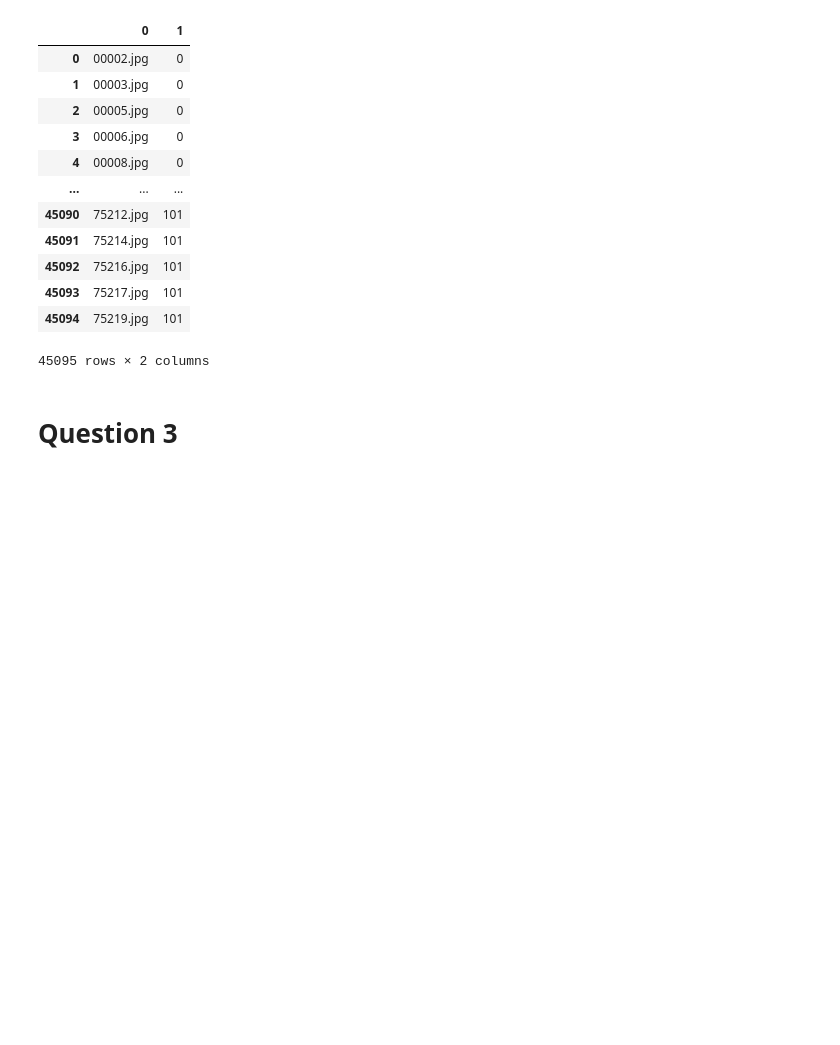
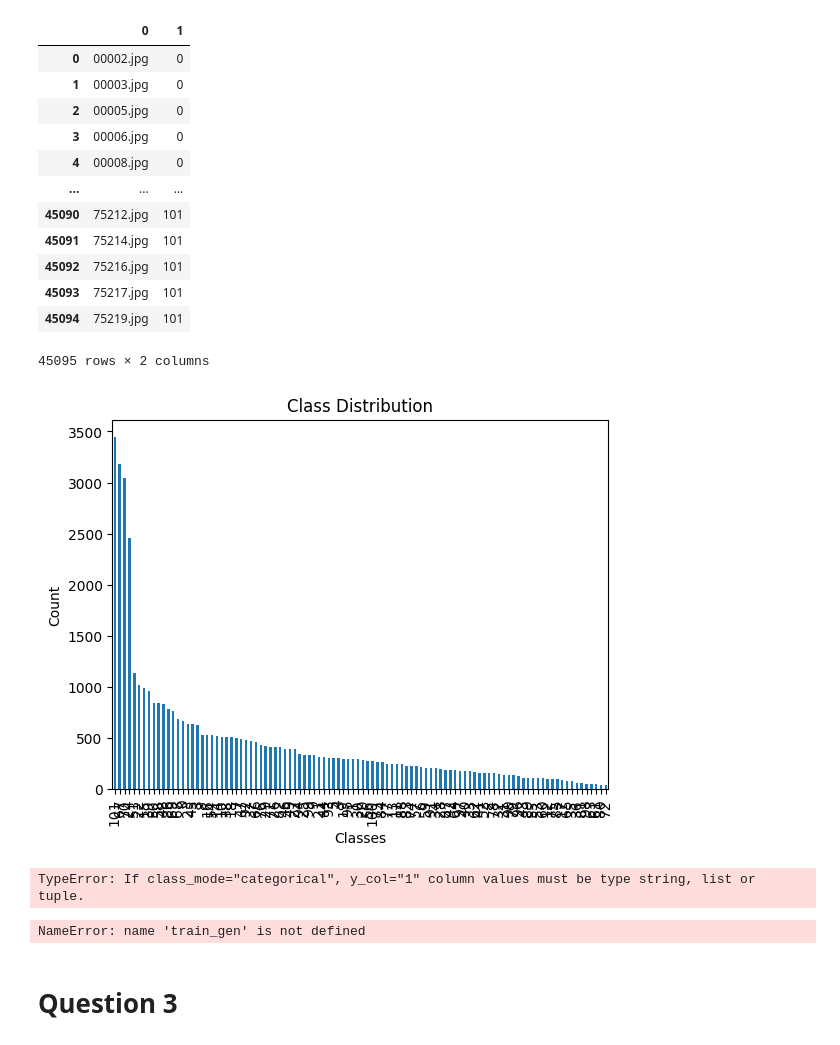
Before and after one commit to samswain2/MSiA-SQ, a Jupyter notebook: MSiA 432/01_homeworks/03_hw/03_hw.ipynb, the cells around one changed output. Cells and saved outputs as stored; diff of their text form; code cells hidden in the pictures; blank space fills up the shorter version.

```diff
--- a/MSiA 432/01_homeworks/03_hw/03_hw.ipynb
+++ b/MSiA 432/01_homeworks/03_hw/03_hw.ipynb
@@ -78,6 +78,80 @@ train_df
 | 45093 | 75217.jpg | 101 |
 | 45094 | 75219.jpg | 101 |
 45095 rows × 2 columns
+# %%
+# Plot class distribution
+train_df[1].value_counts().plot(kind='bar')
+plt.title('Class Distribution')
+plt.xlabel('Classes')
+plt.ylabel('Count')
+plt.show()
+# %% [output]
+[figure, added]
+# %%
+# Define image augmentation settings
+datagen = ImageDataGenerator(
+    rescale=1./255,
+    shear_range=0.2,
+    zoom_range=0.2,
+    horizontal_flip=True
+)
+
+# Create generators
+train_gen = datagen.flow_from_dataframe(
+    dataframe=train_df,
+    directory=os.path.join(ip_102_dir, 'train'),
+    x_col=0,
+    y_col=1,
+    target_size=(64, 64),
+    class_mode='categorical',
+    batch_size=32
+)
+
+val_gen = datagen.flow_from_dataframe(
+    dataframe=val_df,
+    directory=os.path.join(ip_102_dir, 'val'),
+    x_col=0,
+    y_col=1,
+    target_size=(64, 64),
+    class_mode='categorical',
+    batch_size=32
+)
+# %% [output]
+TypeError: If class_mode="categorical", y_col="1" column values must be type string, list or tuple.
+# %%
+# Define the CNN model
+model = Sequential()
+
+model.add(Conv2D(32, (3, 3), padding='same', activation='relu', input_shape=(64, 64, 3)))
+model.add(MaxPooling2D(pool_size=(2, 2)))
+model.add(Dropout(0.25))
+
+model.add(Conv2D(64, (3, 3), padding='same', activation='relu'))
+model.add(MaxPooling2D(pool_size=(2, 2)))
+model.add(Dropout(0.25))
+
+model.add(Flatten())
+model.add(Dense(512, activation='relu'))
+model.add(Dropout(0.5))
+model.add(Dense(num_classes, activation='softmax'))
+
+# Compile the model
+model.compile(
+    optimizer=Adam(lr=0.0001),
+    loss='categorical_crossentropy',
+    metrics=['accuracy']
+)
+
+# Train the model
+history = model.fit(
+    train_gen,
+    steps_per_epoch=len(train_df) // 32,
+    epochs=10,
+    validation_data=val_gen,
+    validation_steps=len(val_df) // 32
+)
+# %% [output]
+NameError: name 'train_gen' is not defined
 # %% [markdown]
 # Question 3
 # %% [markdown]
```
